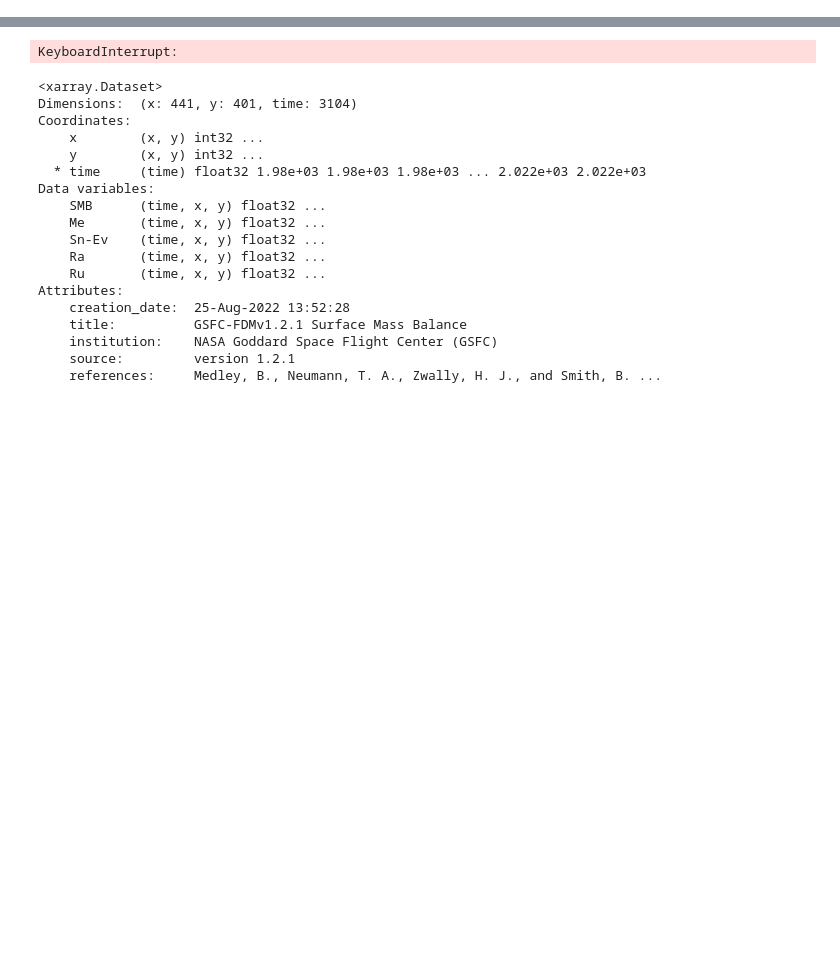
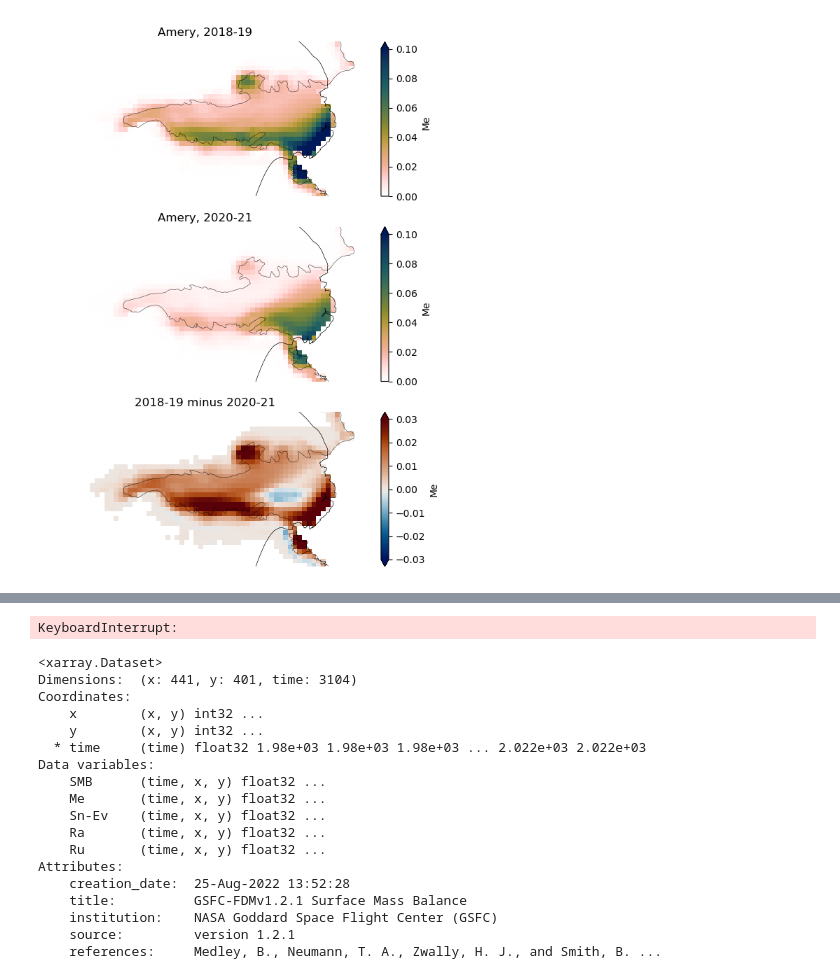
Before and after one commit to fliphilipp/icelakes-methods, a Jupyter notebook: fdm_test.ipynb, the cells around one changed output, grey strips where cells are left out. Drawn from its saved outputs; the diff is of its cells as text; code cells hidden in the pictures; blank space fills up the shorter version.

```diff
--- a/fdm_test.ipynb
+++ b/fdm_test.ipynb
@@ -12,6 +12,10 @@ import cmcrameri.cm as cmc
 # %%
 ais_final = gpd.read_file('basins/shapefiles/ANT_basins_thresh1000.shp')
 gris_final = gpd.read_file('basins/shapefiles/GRE_basins_thresh2000.shp')
+ant_merged = gpd.read_file('basins/shapefiles/ANT_basins_merged.shp')
+gre_merged = gpd.read_file('basins/shapefiles/GRE_basins_merged.shp')
+ground = gpd.read_file('basins/shapefiles/GroundingLine_Antarctica_v02.shp')
+shelf = gpd.read_file('basins/shapefiles/IceShelf_Antarctica_v02.shp')
 
 bc = ais_final.loc[ais_final.Subregions=='B-C']
 cw = gris_final.loc[gris_final.SUBREGION1=='CW']
@@ -73,0 +186,32 @@ cw.boundary.plot(ax=ax, color='k', lw=2)
+# %%
+ds = xr.open_dataset('data/fdm/gsfc_fdm_smb_v1_2_1_June22.nc')
+
+year = 2018.5
+me = ds.sel(time=slice(year,year+1.0)).Me
+me1819 = me.mean(dim="time", skipna=True)
+
+year = 2020.5
+me = ds.sel(time=slice(year,year+1.0)).Me
+me2021 = me.mean(dim="time", skipna=True)
+
+fig, axs = plt.subplots(figsize=[6,8], nrows=3)
+
+me1819.plot(x='x', y='y', ax=axs[0], vmin=0, vmax=0.1, cmap=cmc.batlowW_r)
+axs[0].set_title('Amery, 2018-19')
+me2021.plot(x='x', y='y', ax=axs[1], vmin=0, vmax=0.1, cmap=cmc.batlowW_r)
+axs[1].set_title('Amery, 2020-21')
+mediff = me1819 - me2021
+mediff.plot(x='x', y='y', ax=axs[2], vmin=-0.03, vmax=0.03, cmap=cmc.vik)
+axs[2].set_title('2018-19 minus 2020-21')
+for ax in axs:
+    shelf.exterior.plot(ax=ax, color='k', lw=0.3)
+    ant_merged.exterior.plot(ax=ax, color='k', lw=0.3)
+    ax.set_xlim((1484735.9521331936, 2313810.4838709664))
+    ax.set_ylim((510275.75442247675, 920135.2757544226))
+    ax.set_aspect('equal')
+    ax.axis('off')
+
+fig.tight_layout()
+fig.savefig('plots/amery_gsfcfdm_meltwater.jpg', dpi=300)
+# %% [output]
+[figure, added]
```
Also changed, not shown: parts of 10 cells of this notebook, 16 other files.
